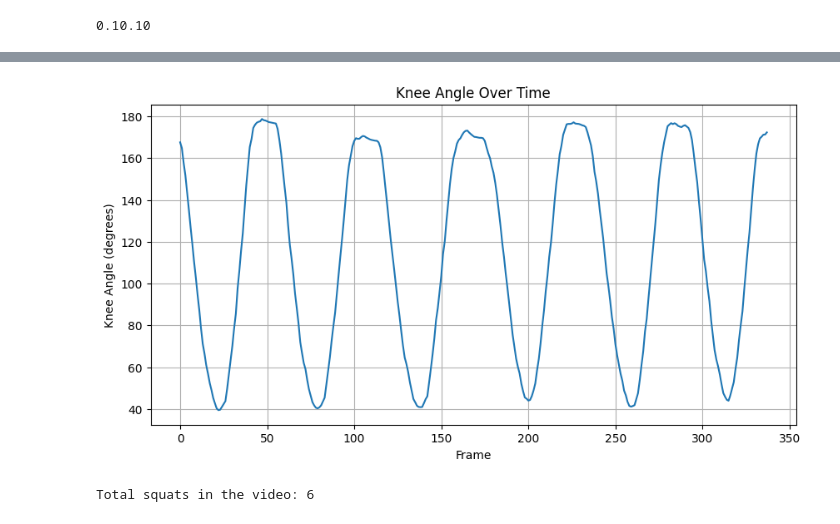
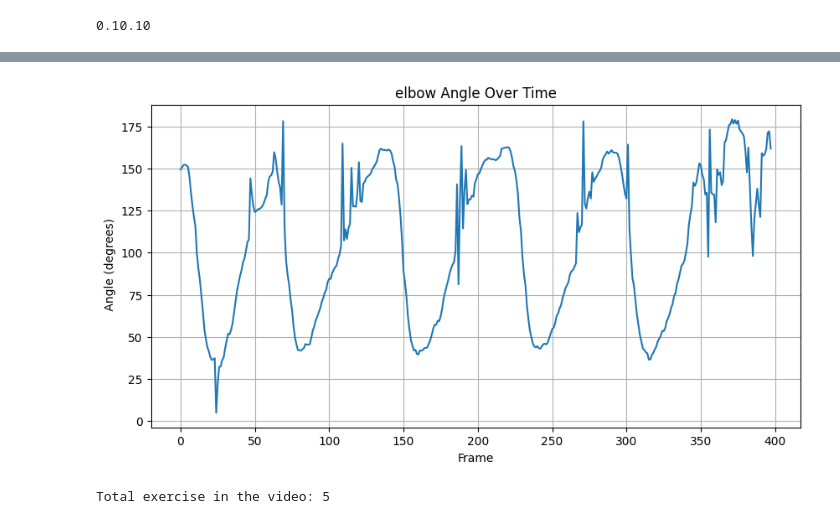
Before and after one commit to tamannaju/exercise-counter, a Jupyter notebook: notebooks/run_video.ipynb, the cells around one changed output, grey strips where cells are left out. Cells and saved outputs as stored; diff of their text form; code cells hidden in the pictures.

Commit message:
added pullup with squats and pushup

```diff
--- a/notebooks/run_video.ipynb
+++ b/notebooks/run_video.ipynb
@@ -20,17 +40,14 @@ from utils import calculate_angle
 # %%
-VIDEO_IN = Path("D:\python Practice\exercise-counter\data\istockphoto-1412656736-640_adpp_is.mp4")
-VIDEO_OUT = Path("../results/annotated_video.mp4")
-CSV_OUT = Path("../results/reps.csv")
-PLOT_OUT = Path("../results/angle_plot.png")
+VIDEO_IN = Path("D:\python Practice\exercise-counter\data\istockphoto-1354428390-640_adpp_is.mp4")
+VIDEO_OUT = Path("../results/annotated_video_4.mp4")
+CSV_OUT = Path("../results/reps_4.csv")
+PLOT_OUT = Path("../results/angle_plot_4.png")
 
 # Make sure these exist
 assert VIDEO_IN.exists(), "Input video not found"
 
 # Initialize pose model
 pose = PoseDetector()
-
-# Initialize counter
-counter = SquatCounter()
 # %%
 from IPython.display import Video
 
@@ -63,29 +80,30 @@ while cap.isOpened():
     if not ret:
         break
 
-    results = pose.detect(frame)  # Classic MP Solutions
+    results = pose.detect(frame)
 
     angle = None
 
     if results.pose_landmarks:
         lm = results.pose_landmarks.landmark
 
-        hip = lm[RIGHT_HIP]
-        knee = lm[RIGHT_KNEE]
-        ankle = lm[RIGHT_ANKLE]
+        p1 = lm[joint_ids[0]]
+        p2 = lm[joint_ids[1]]
+        p3 = lm[joint_ids[2]]
 
-        h = [hip.x * width, hip.y * height]
-        k = [knee.x * width, knee.y * height]
-        a = [ankle.x * width, ankle.y * height]
+        pt1 = [p1.x * width, p1.y * height]
+        pt2 = [p2.x * width, p2.y * height]
+        pt3 = [p3.x * width, p3.y * height]
 
-        angle = calculate_angle(h, k, a)
+        angle = calculate_angle(pt1, pt2, pt3)
         counter.update(angle)
+
 
         # Draw knee angle
         cv2.putText(
             frame,
-            f"Knee: {int(angle)}",
-            (int(k[0]), int(k[1]-15)),
+            f"Angle: {int(angle)}",
+            (int(pt2[0]), int(pt2[1]-15)),
             cv2.FONT_HERSHEY_SIMPLEX,
             0.6,
             (0, 255, 0),
@@ -93,14 +111,14 @@ while cap.isOpened():
         )
 
         # Draw joints
-        for p in [hip, knee, ankle]:
+        for p in [p1, p2, p3]:
             cv2.circle(frame, (int(p.x*width), int(p.y*height)), 6, (0,0,255), -1)
 
     # Squat counter overlay
     cv2.rectangle(frame, (0,0), (260,80), (0,0,0), -1)
     cv2.putText(
         frame,
-        f"Squats: {counter.count}",
+        f"{exercise_name}: {counter.count}",
         (10,55),
         cv2.FONT_HERSHEY_SIMPLEX,
         1.2,
@@ -142,18 +160,18 @@ df.head(20)
 # %%
 plt.figure(figsize=(10,5))
 plt.plot(df["frame"], df["angle"])
 plt.xlabel("Frame")
-plt.ylabel("Knee Angle (degrees)")
-plt.title("Knee Angle Over Time")
+plt.ylabel(" Angle (degrees)")
+plt.title("elbow Angle Over Time")
 plt.grid(True)
 plt.savefig(PLOT_OUT)
 plt.show()
 # %% [output]
-[figure, old version]
+[figure, new version]
 # %%
-print(f"Total squats in the video: {counter.count}")
+print(f"Total exercise in the video: {counter.count}")
 # %% [output]
-Total squats in the video: 6
+Total exercise in the video: 5
 # %%
 from IPython.display import Video
 
```
Also changed, not shown: parts of 4 cells of this notebook, 5 other files.
